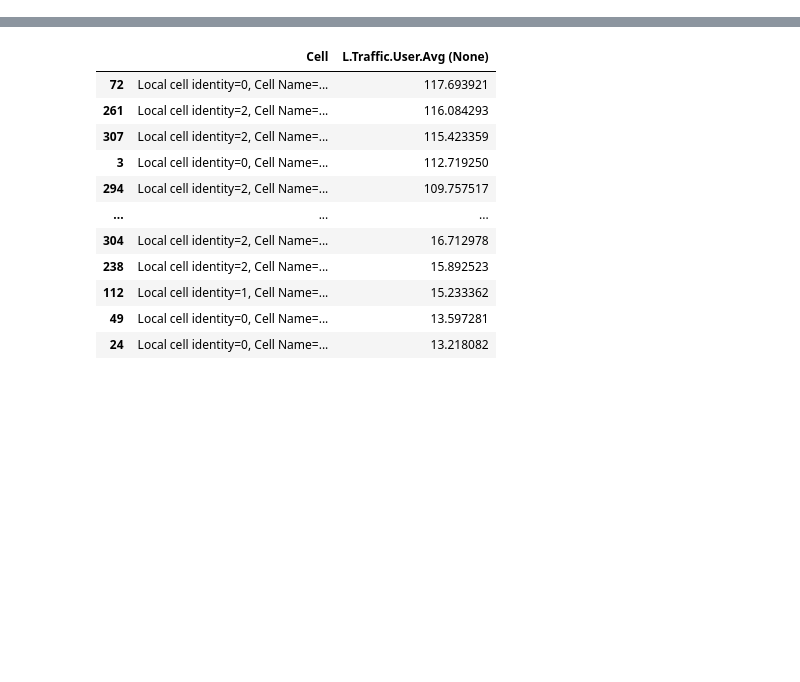
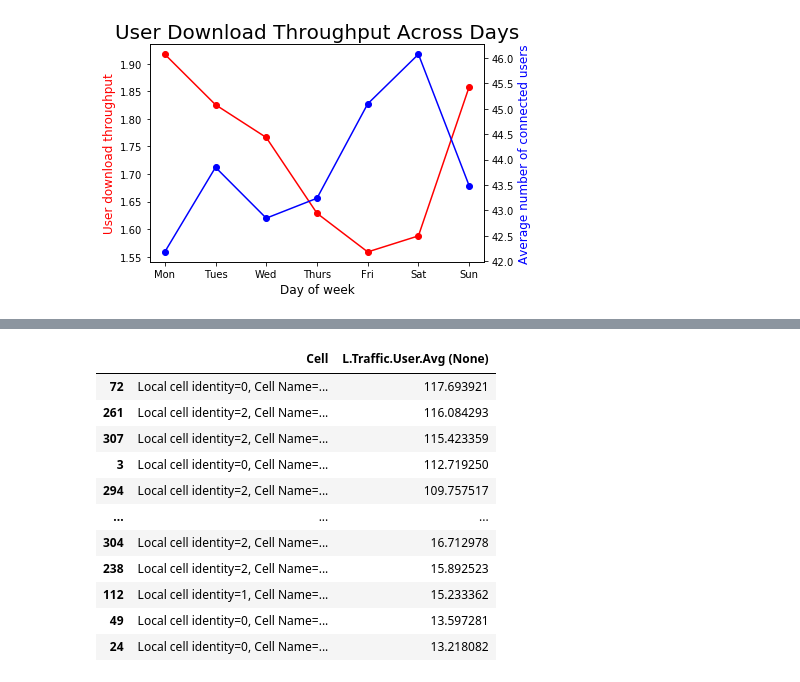
Before and after one commit to athalji/Timeseries_Forecasting_AWS, a Jupyter notebook: data_exploration.ipynb, the cells around one changed output, grey strips where cells are left out. Drawn from its saved outputs; the diff is of its cells as text; code cells hidden in the pictures; blank space fills up the shorter version.

```diff
--- a/data_exploration.ipynb
+++ b/data_exploration.ipynb
@@ -69,0 +146,20 @@ Length: 82, dtype: int64
+# %%
+plotdays=pd.DataFrame(plotdays)
+plotdays['Name_of_day']=plotdays.index
+plotdays.reset_index(level=None, drop=True, inplace=True)
+
+plothours=pd.DataFrame(plothours)
+plothours['hour of day']=plothours.index
+plothours.reset_index(level=None, drop=True, inplace=True)
+
+
+plotUdays=pd.DataFrame(plotUdays)
+plotUdays['Name_of_day']=plotUdays.index
+plotUdays.reset_index(level=None, drop=True, inplace=True)
+
+
+plotUhours=pd.DataFrame(plotUhours)
+plotUhours['hour of day']=plotUhours.index
+
+
+plotUhours.reset_index(level=None, drop=True, inplace=True)
@@ -69,0 +186,30 @@ Length: 82, dtype: int64
+# %%
+# create figure and axis objects with subplots()
+fig,ax = plt.subplots()
+
+plt.title('User Download Throughput Across Days',fontsize=20);
+# make a plot
+ax.plot(plotdays['Name_of_day'],
+        plotdays['DL user tput'],
+        color="red",
+        marker="o")
+
+# set x-axis label
+ax.set_xlabel("Day of week", fontsize = 12)
+
+# set y-axis label
+ax.set_ylabel("User download throughput",
+              color="red",
+              fontsize=12)
+
+
+
+# twin object for two different y-axis on the sample plot
+ax2=ax.twinx()
+# make a plot with different y-axis using second axis object
+ax2.plot(plotUdays['Name_of_day'], plotUdays['L.Traffic.User.Avg (None)'],color="blue",marker="o")
+ax2.set_ylabel("Average number of connected users",color="blue",fontsize=12)
+plt.xticks(np.arange(7), ('Mon', 'Tues', 'Wed', 'Thurs', 'Fri', 'Sat', 'Sun'), fontsize=12);
+plt.show()
+# %% [output]
+[figure, added]
```
Also changed, not shown: parts of 23 cells of this notebook, 1 other file.
